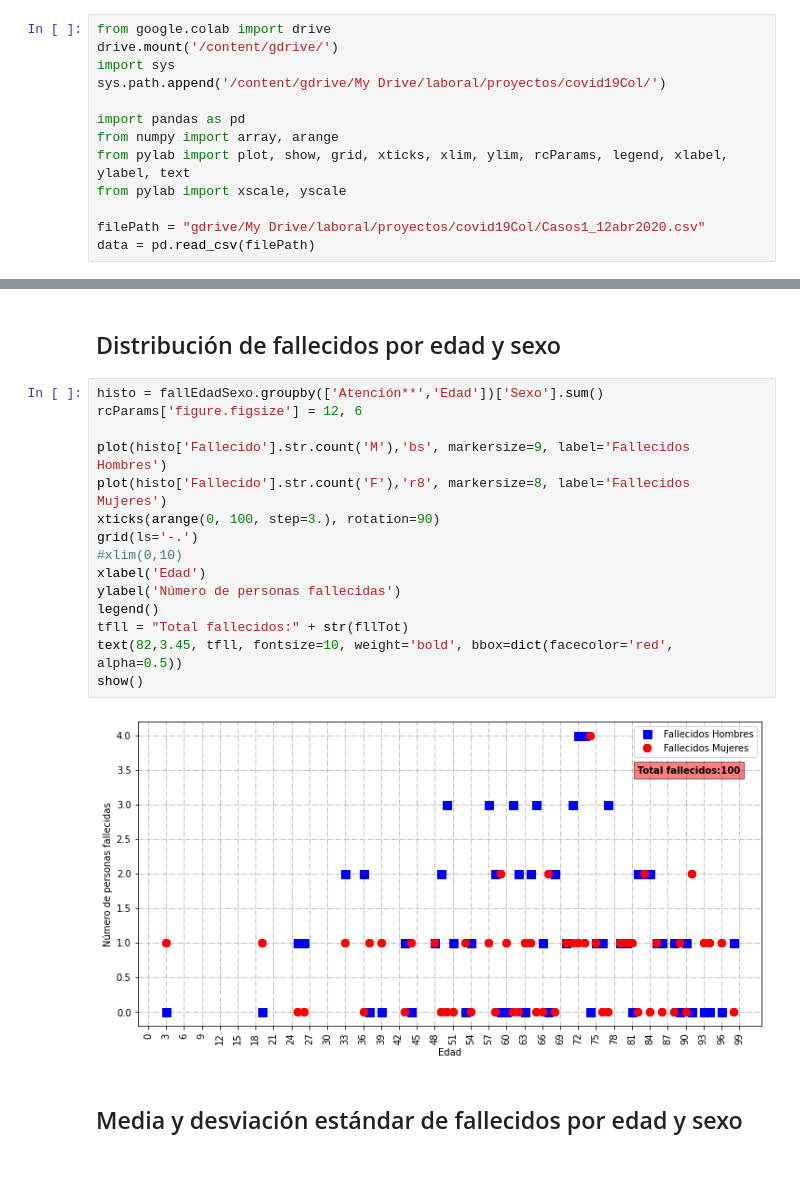
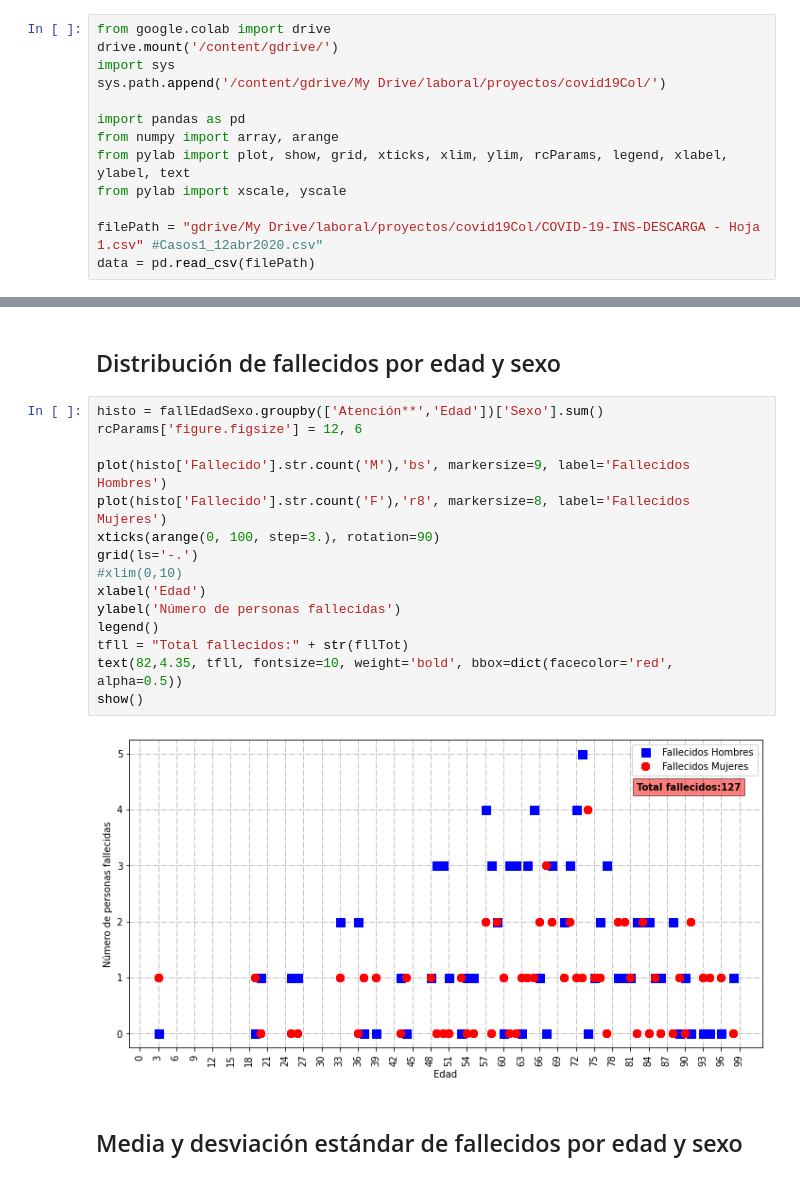
Before and after one commit to suarez-duran-m/covid19Col, a Jupyter notebook: covid19Col.ipynb, the cells around one changed output, grey strips where cells are left out. Saved outputs shown, nothing was run; the diff lists cells and outputs as text.

Commit message:
Data added via new data file COVID-19-INS-DESCARGA - Hoja 1.csv.

```diff
--- a/covid19Col.ipynb
+++ b/covid19Col.ipynb
@@ -11,7 +11,7 @@ from numpy import array, arange
 from pylab import plot, show, grid, xticks, xlim, ylim, rcParams, legend, xlabel, ylabel, text
 from pylab import xscale, yscale
 
-filePath = "gdrive/My Drive/laboral/proyectos/covid19Col/Casos1_12abr2020.csv"
+filePath = "gdrive/My Drive/laboral/proyectos/covid19Col/COVID-19-INS-DESCARGA - Hoja 1.csv" #Casos1_12abr2020.csv"
 data = pd.read_csv(filePath)
 # %% [output]
 Drive already mounted at /content/gdrive/; to attempt to forcibly remount, call drive.mount("/content/gdrive/", force_remount=True).
@@ -131,20 +131,20 @@ Mujeres fallecidas: 37 ; 37.0 %
 # %%
 histo = fallEdadSexo.groupby(['Atención**','Edad'])['Sexo'].sum()
 rcParams['figure.figsize'] = 12, 6
 
 plot(histo['Fallecido'].str.count('M'),'bs', markersize=9, label='Fallecidos Hombres')
 plot(histo['Fallecido'].str.count('F'),'r8', markersize=8, label='Fallecidos Mujeres')
 xticks(arange(0, 100, step=3.), rotation=90)
 grid(ls='-.')
 #xlim(0,10)
 xlabel('Edad')
 ylabel('Número de personas fallecidas')
 legend()
 tfll = "Total fallecidos:" + str(fllTot)
-text(82,3.45, tfll, fontsize=10, weight='bold', bbox=dict(facecolor='red', alpha=0.5))
+text(82,4.35, tfll, fontsize=10, weight='bold', bbox=dict(facecolor='red', alpha=0.5))
 show()
 # %% [output]
-[figure, old version]
+[figure, new version]
 # %% [markdown]
 ## Media y desviación estándar de fallecidos por edad y sexo
 # %%
```
Also changed, not shown: parts of 8 cells of this notebook, 1 other file.
